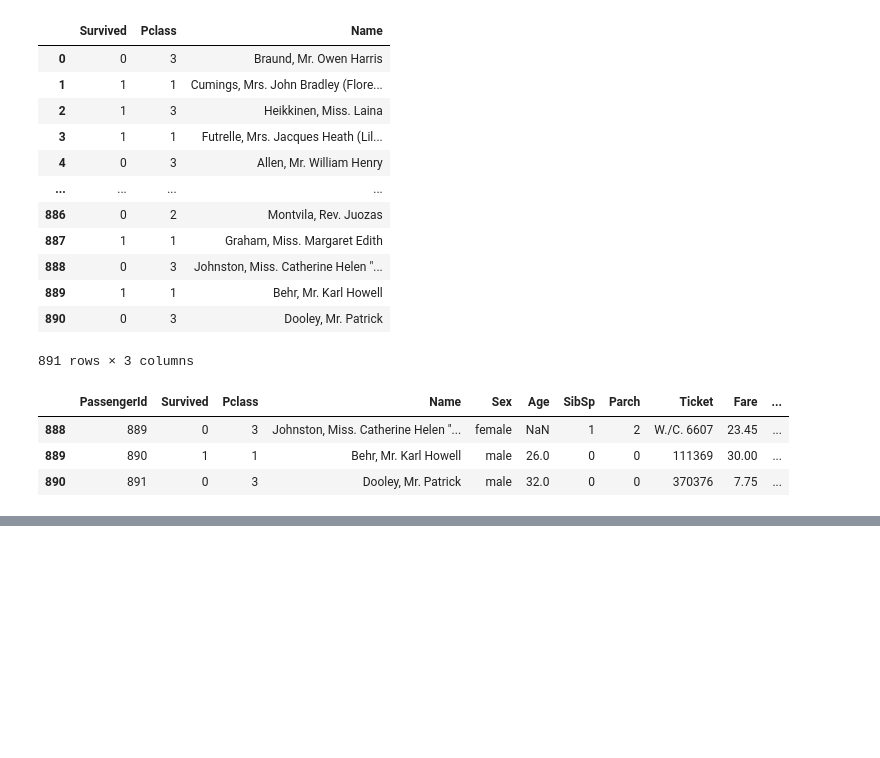
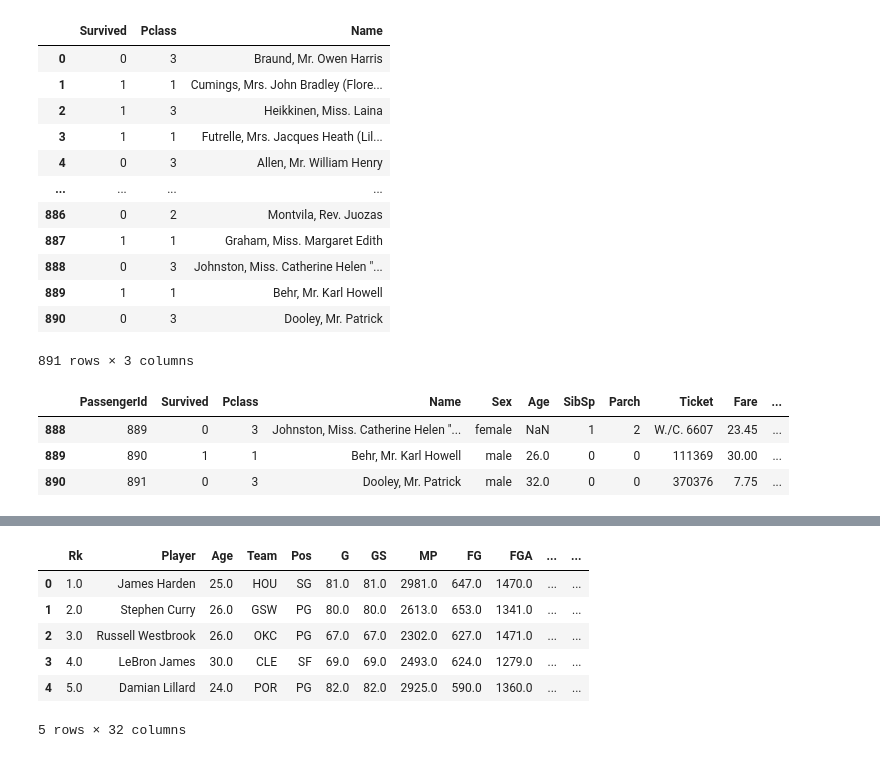
Before and after one commit to PranavAvasthi/Pandas, a Jupyter notebook: pandas_part1.ipynb, the cells around one changed output, grey strips where cells are left out. Cells and saved outputs as stored; diff of their text form; code cells hidden in the pictures; blank space fills up the shorter version.

```diff
--- a/pandas_part1.ipynb
+++ b/pandas_part1.ipynb
@@ -264,0 +293,10 @@ df2.tail(3)
+# %%
+df3.head()
+# %% [output]
+|  | Rk | Player | Age | Team | Pos | G | GS | MP | FG | FGA | ... | ... |
+| 0 | 1.0 | James Harden | 25.0 | HOU | SG | 81.0 | 81.0 | 2981.0 | 647.0 | 1470.0 | ... | ... |
+| 1 | 2.0 | Stephen Curry | 26.0 | GSW | PG | 80.0 | 80.0 | 2613.0 | 653.0 | 1341.0 | ... | ... |
+| 2 | 3.0 | Russell Westbrook | 26.0 | OKC | PG | 67.0 | 67.0 | 2302.0 | 627.0 | 1471.0 | ... | ... |
+| 3 | 4.0 | LeBron James | 30.0 | CLE | SF | 69.0 | 69.0 | 2493.0 | 624.0 | 1279.0 | ... | ... |
+| 4 | 5.0 | Damian Lillard | 24.0 | POR | PG | 82.0 | 82.0 | 2925.0 | 590.0 | 1360.0 | ... | ... |
+5 rows × 32 columns
```
Also changed, not shown: parts of 10 cells of this notebook, 1 other file.
